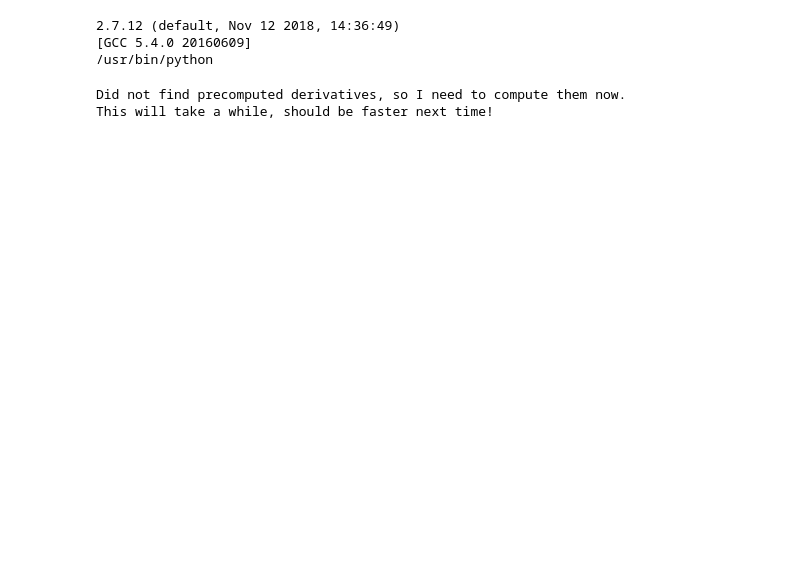
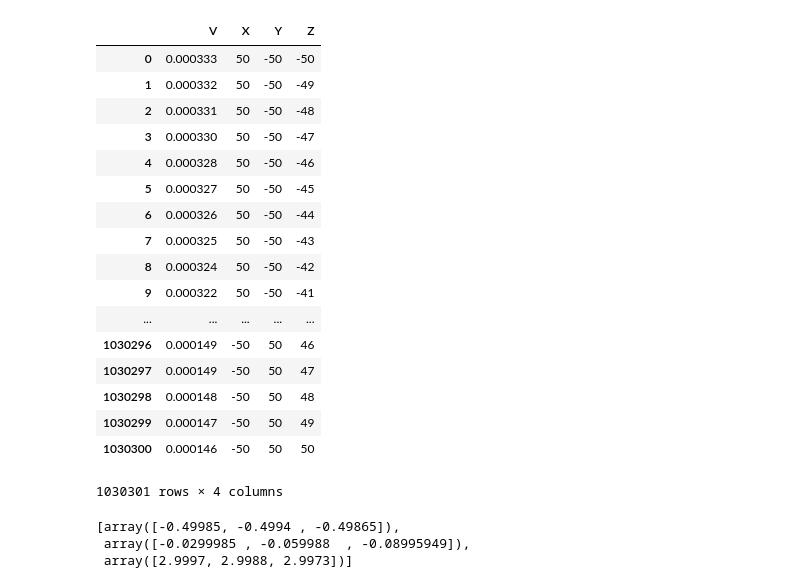
Before and after one commit to HaeffnerLab/Electron-Trap-Design-Testing, a Jupyter notebook: DC_Confinement/DC_sim1.ipynb, the cells around one changed output. Saved outputs shown, nothing was run; the diff lists cells and outputs as text; code cells hidden in the pictures; blank space fills up the shorter version.

Commit message:
playing around with multipole expansion, still unsure about the input data format of the potential

```diff
--- a/DC_Confinement/DC_sim1.ipynb
+++ b/DC_Confinement/DC_sim1.ipynb
@@ -11,13 +8,0 @@ from gapless import World
-# %%
-import sys
-print (sys.version)
-print (sys.executable)
-# %% [output]
-2.7.12 (default, Nov 12 2018, 14:36:49)
-[GCC 5.4.0 20160609]
-/usr/bin/python
-# %%
-w = World(1)
-# %% [output]
-Did not find precomputed derivatives, so I need to compute them now.
-This will take a while, should be faster next time!
@@ -30,0 +9,40 @@ f = 1.5e9 # Electrode frequency, in Hertz
+# %%
+file_name = 'DC_bl1_100um_cubed_1mu_steps.fld'
+full = file_name
+
+df = pandas.read_csv(full, sep=' ', skiprows = 2, header = None)
+
+# # if includes grid, use following
+# df = df.iloc[:, [0,1,2,4]]
+# # print (df.head(5))
+# # print (df.tail(5))
+# df.columns = ['X', 'Y','Z','V']
+# print (df.head(5))
+# print (df.tail(5))
+# X = df.iloc[:,0].values
+# Y = df.iloc[:,1].values
+# Z = df.iloc[:,2].values
+# V = df.iloc[:,3].values
+# print (np.amin(np.abs(X)))
+
+# if doesn't include grid, use this:
+df.columns = ['V']
+# print (df.head(5))
+# print (df.tail(5))
+V = df.iloc[:,0].values
+x = np.arange(-50,51,1)
+y = np.arange(-50,51,1)
+z = np.arange(-50,51,1)
+Z = np.tile(z,len(x)*len(y))
+# print (Z)
+Y = np.tile(y,(len(x),len(z)))
+Y = np.ndarray.flatten(Y.T)
+# print (Y)
+X = np.tile(x,(len(y)*len(z),1))
+X = np.ndarray.flatten(X.T)
+# getting data of right electrodes from left electrodes
+# X = -X
+# print (X)
+df['X'] = X
+df['Y'] = Y
+df['Z'] = Z
@@ -30,0 +53,27 @@ f = 1.5e9 # Electrode frequency, in Hertz
+# %%
+df
+# %% [output]
+|  | V | X | Y | Z |
+| 0 | 0.000333 | 50 | -50 | -50 |
+| 1 | 0.000332 | 50 | -50 | -49 |
+| 2 | 0.000331 | 50 | -50 | -48 |
+| 3 | 0.000330 | 50 | -50 | -47 |
+| 4 | 0.000328 | 50 | -50 | -46 |
+| 5 | 0.000327 | 50 | -50 | -45 |
+| 6 | 0.000326 | 50 | -50 | -44 |
+| 7 | 0.000325 | 50 | -50 | -43 |
+| 8 | 0.000324 | 50 | -50 | -42 |
+| 9 | 0.000322 | 50 | -50 | -41 |
+| ... | ... | ... | ... | ... |
+| 1030296 | 0.000149 | -50 | 50 | 46 |
+| 1030297 | 0.000149 | -50 | 50 | 47 |
+| 1030298 | 0.000148 | -50 | 50 | 48 |
+| 1030299 | 0.000147 | -50 | 50 | 49 |
+| 1030300 | 0.000146 | -50 | 50 | 50 |
+1030301 rows × 4 columns
+# %%
+ep.legendre(2, [0.01, 0.02, 0.03])
+# %% [output]
+[array([-0.49985, -0.4994 , -0.49865]),
+ array([-0.0299985 , -0.059988  , -0.08995949]),
+ array([2.9997, 2.9988, 2.9973])]
```
Also changed, not shown: parts of 11 cells of this notebook, 18 other files.
